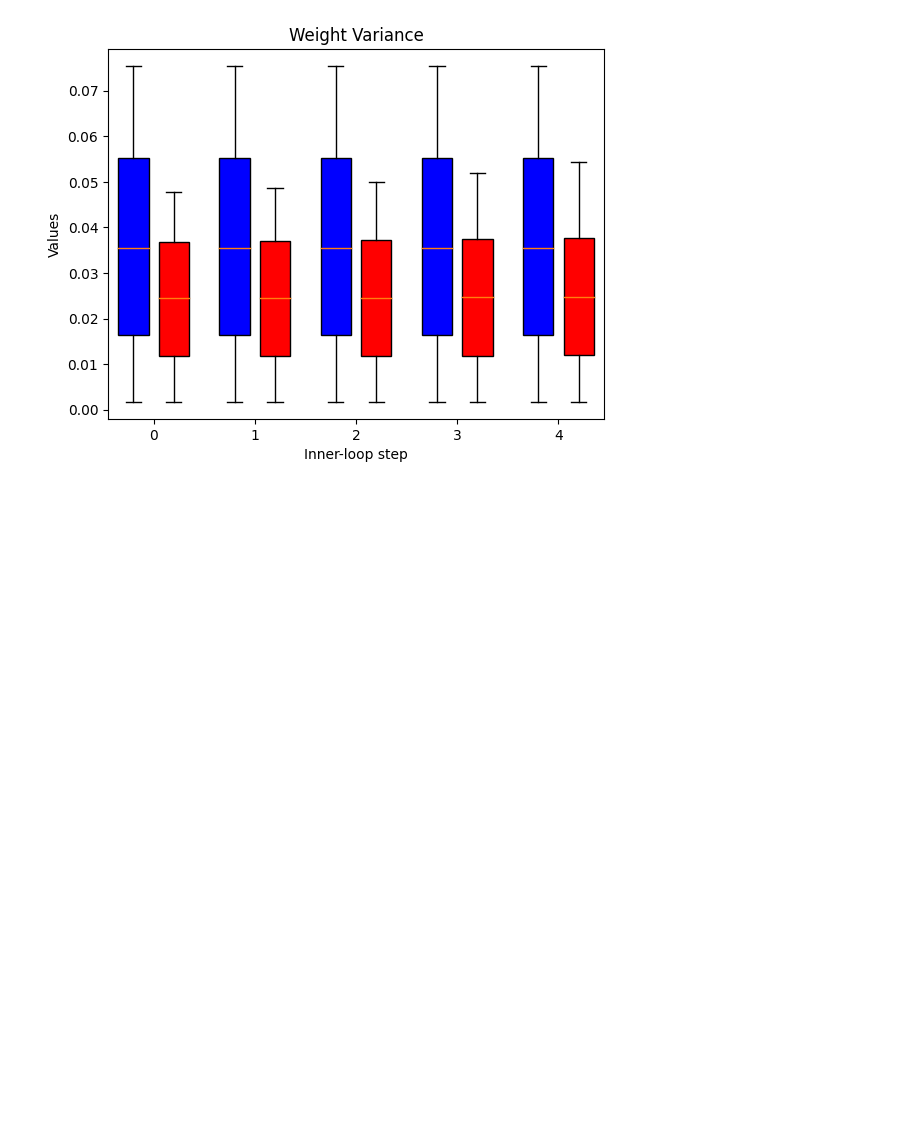
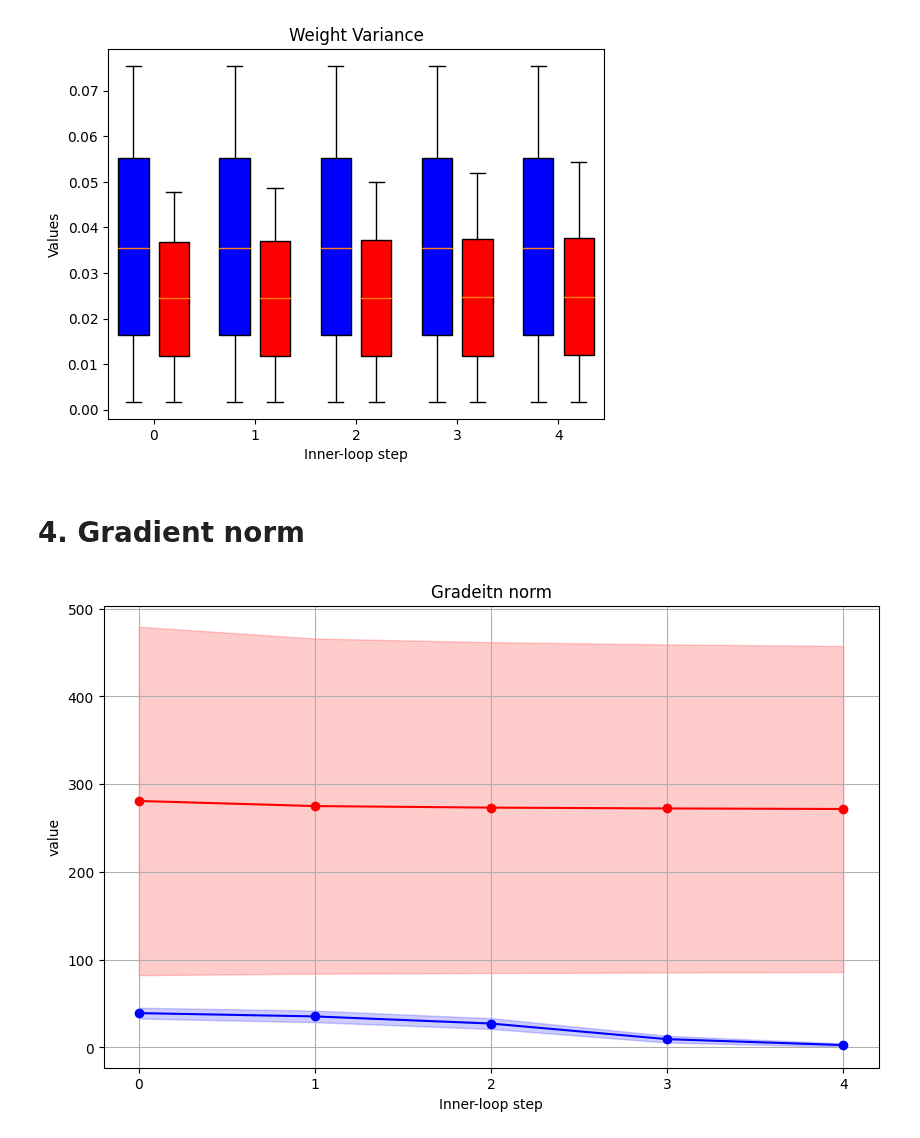
Before and after one commit to SKKUJMLim/MAML, a Jupyter notebook: Test_jupyternotebook/Analytics_integration_Step.ipynb, the cells around one changed output. Cells and saved outputs as stored; diff of their text form; code cells hidden in the pictures; blank space fills up the shorter version.

```diff
--- a/Test_jupyternotebook/Analytics_integration_Step.ipynb
+++ b/Test_jupyternotebook/Analytics_integration_Step.ipynb
@@ -327,3 +325,52 @@ plt.title('Weight Variance')
 plt.show()
 # %% [output]
 [figure]
+# %% [markdown]
+# 4. Gradient norm
+# %%
+maml_mean_df = maml_per_inner_loop_step['all_grads_l2norm'].mean()
+maml_variance_df = maml_per_inner_loop_step['all_grads_l2norm'].var()
+maml_std_dev_df = maml_variance_df**0.5
+
+# 그룹 이름과 평균 및 표준 편차를 리스트로 추출합니다
+maml_group_names = maml_mean_df.index.tolist()
+maml_means = maml_mean_df.values
+maml_std_devs = maml_std_dev_df.values
+
+arbiter_mean_df = arbiter_per_inner_loop_step['all_grads_l2norm'].mean()
+arbiter_variance_df = arbiter_per_inner_loop_step['all_grads_l2norm'].var()
+arbiter_std_dev_df = arbiter_variance_df**0.5
+
+# 그룹 이름과 평균 및 표준 편차를 리스트로 추출합니다
+arbiter_group_names = arbiter_mean_df.index.tolist()
+arbiter_means = arbiter_mean_df.values
+arbiter_std_devs = arbiter_std_dev_df.values
+
+
+# x축 값을 생성합니다
+x = range(len(maml_group_names))
+
+# 꺾은선 그래프를 그립니다
+plt.figure(figsize=(10, 6))
+plt.plot(x, maml_means, '-o', color='b', label='MAML')
+plt.plot(x, arbiter_means, '-o', color='r', label='Arbiter')
+
+# 표준 편차 범위를 그림자로 표시합니다
+plt.fill_between(x, maml_means - maml_std_devs, maml_means + maml_std_devs, color='b', alpha=0.2, label='Standard Deviation')
+plt.fill_between(x, arbiter_means - arbiter_std_devs, arbiter_means + arbiter_std_devs, color='r', alpha=0.2, label='Standard Deviation')
+
+plt.xticks(x, group_names)
+plt.xlabel('Inner-loop step')
+plt.ylabel('value')
+plt.title('Gradeitn norm')
+
+# 격자무늬 추가
+plt.grid(True)
+
+# # y축을 로그 스케일로 설정
+# plt.yscale('log')
+
+# 그래프를 표시합니다
+plt.show()
+# %% [output]
+[figure, added]
```
Also changed, not shown: parts of 4 cells of this notebook, 3 other files.
